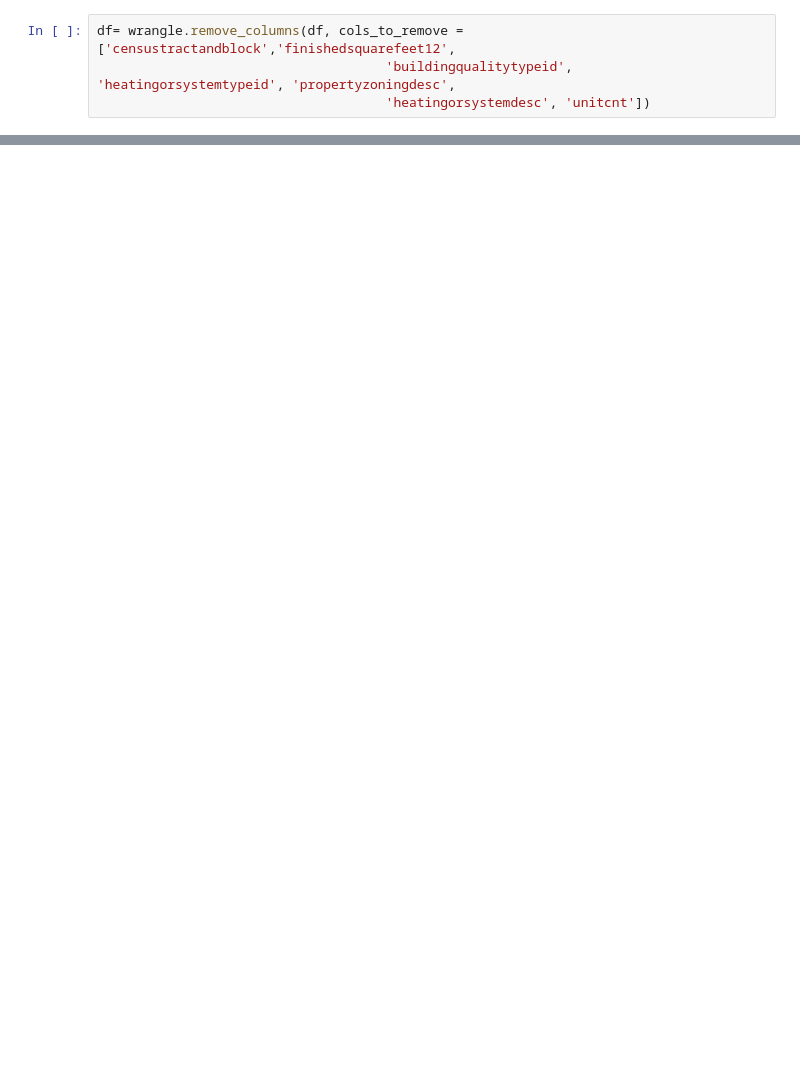
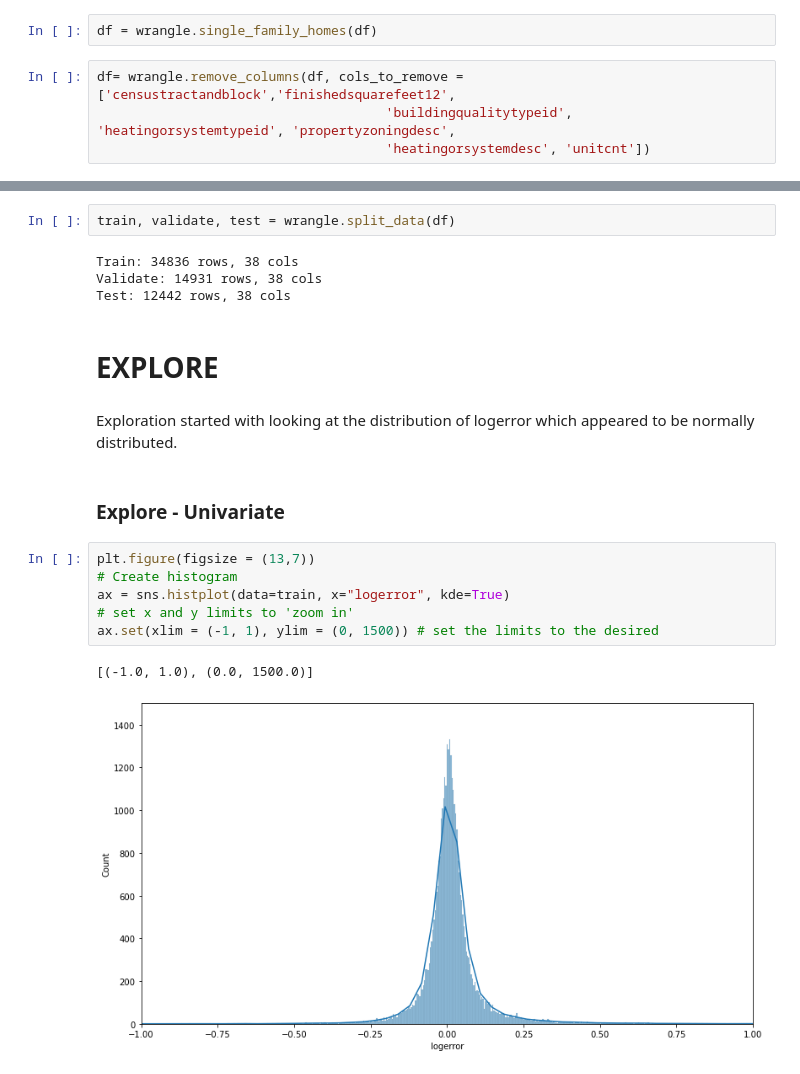
Before and after one commit to rachelrobbinsmayhill/clustering_project, a Jupyter notebook: final_report.ipynb, the cells around one changed output, grey strips where cells are left out. Saved outputs shown, nothing was run; the diff lists cells and outputs as text; blank space fills up the shorter version.

Commit message:
Updated explore

```diff
--- a/final_report.ipynb
+++ b/final_report.ipynb
@@ -114,6 +116,8 @@ Some of the data cleaning and engineering strategies that were employed were:
     - 7d. bathroom bins -> small, medium, large, extra large
 # %% [markdown]
 #### Results of Preparing the Data
+# %%
+df = wrangle.single_family_homes(df)
 # %%
 df= wrangle.remove_columns(df, cols_to_remove = ['censustractandblock','finishedsquarefeet12',
                                      'buildingqualitytypeid', 'heatingorsystemtypeid', 'propertyzoningdesc',
@@ -146,0 +146,21 @@ df.head().T
+# %%
+train, validate, test = wrangle.split_data(df)
+# %% [output]
+Train: 34836 rows, 38 cols
+Validate: 14931 rows, 38 cols
+Test: 12442 rows, 38 cols
+# %% [markdown]
+# EXPLORE
+# %% [markdown]
+Exploration started with looking at the distribution of logerror which appeared to be normally distributed.
+# %% [markdown]
+### Explore - Univariate
+# %%
+plt.figure(figsize = (13,7))
+# Create histogram
+ax = sns.histplot(data=train, x="logerror", kde=True)
+# set x and y limits to 'zoom in'
+ax.set(xlim = (-1, 1), ylim = (0, 1500)) # set the limits to the desired
+# %% [output]
+[(-1.0, 1.0), (0.0, 1500.0)]
+[figure, added]
```
Also changed, not shown: parts of 39 cells of this notebook.
